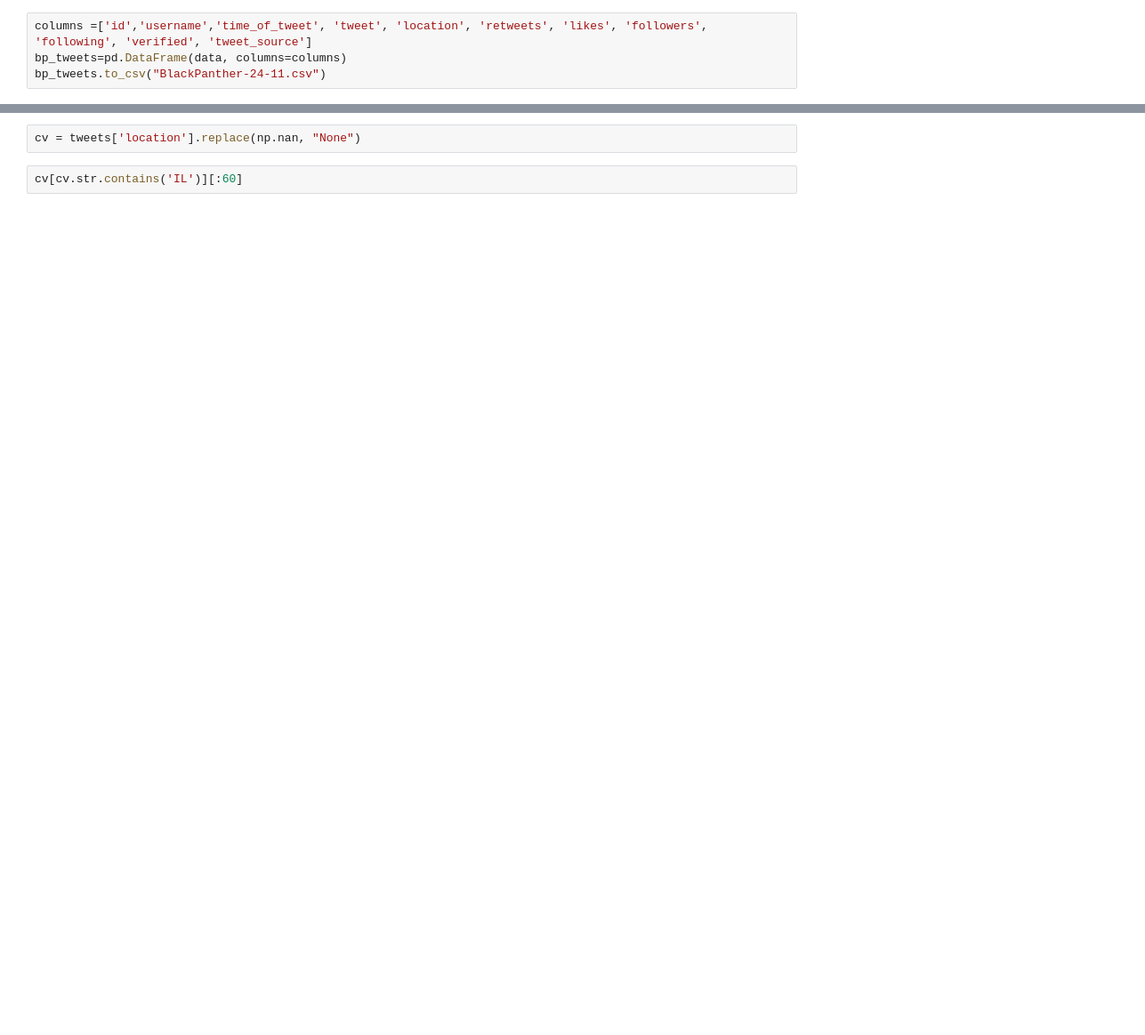
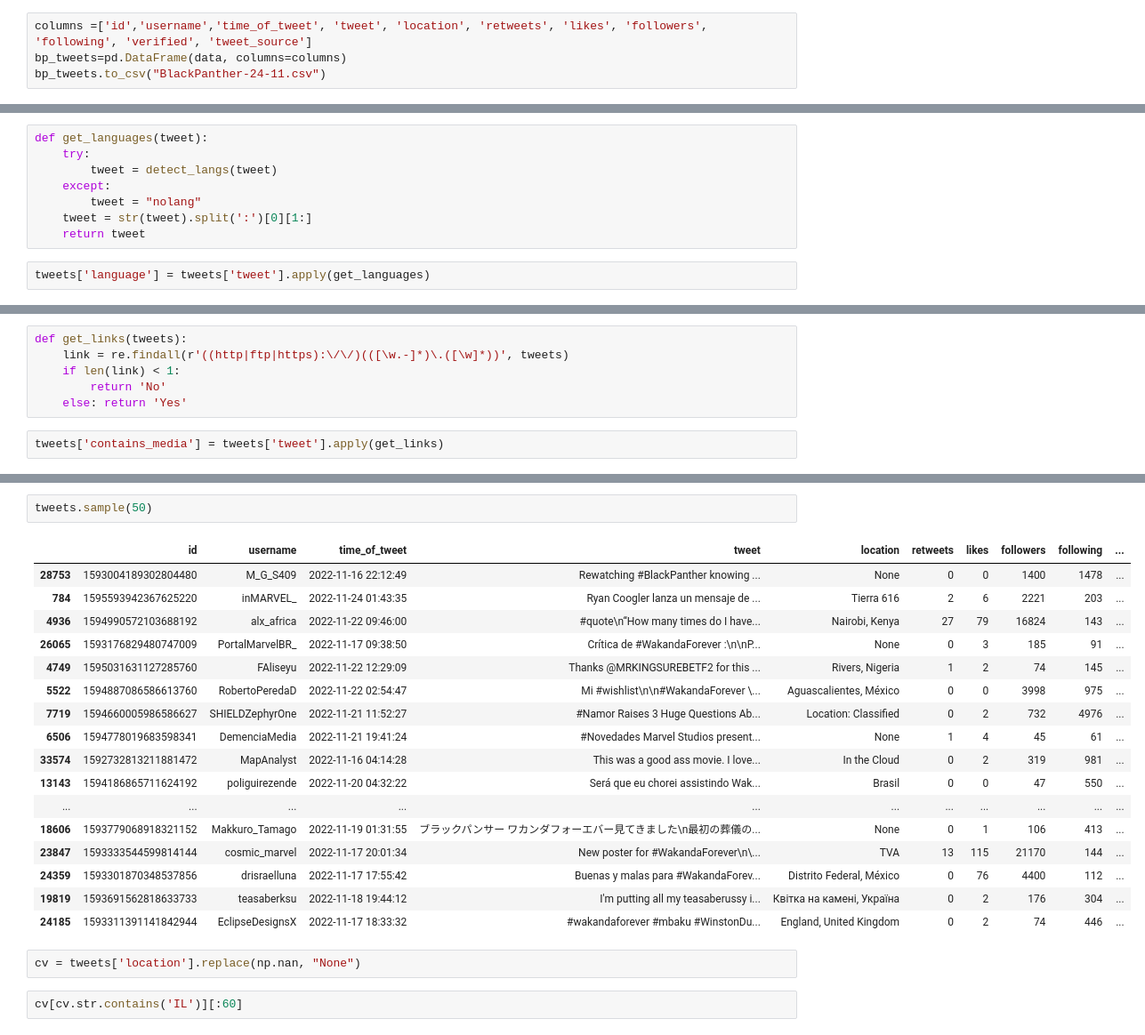
Before and after one commit to joshuaati/black_panther_tweet_analysis, a Jupyter notebook: app.ipynb, the cells around one changed output, grey strips where cells are left out. Shown at 89% size. Saved outputs shown, nothing was run; the diff lists cells and outputs as text; blank space fills up the shorter version.

```diff
--- a/app.ipynb
+++ b/app.ipynb
@@ -77,0 +55,10 @@ memory usage: 3.0+ MB
+# %%
+def get_languages(tweet):
+    try:
+        tweet = detect_langs(tweet)
+    except:
+        tweet = "nolang"
+    tweet = str(tweet).split(':')[0][1:]
+    return tweet
+# %%
+tweets['language'] = tweets['tweet'].apply(get_languages)
@@ -77,0 +79,8 @@ memory usage: 3.0+ MB
+# %%
+def get_links(tweets):
+    link = re.findall(r'((http|ftp|https):\/\/)(([\w.-]*)\.([\w]*))', tweets)
+    if len(link) < 1:
+        return 'No'
+    else: return 'Yes'
+# %%
+tweets['contains_media'] = tweets['tweet'].apply(get_links)
@@ -78,3 +94,23 @@ memory usage: 3.0+ MB
+# %%
+tweets.sample(50)
+# %% [output]
+|  | id | username | time_of_tweet | tweet | location | retweets | likes | followers | following | ... |
+| 28753 | 1593004189302804480 | M_G_S409 | 2022-11-16 22:12:49 | Rewatching #BlackPanther knowing ... | None | 0 | 0 | 1400 | 1478 | ... |
+| 784 | 1595593942367625220 | inMARVEL_ | 2022-11-24 01:43:35 | Ryan Coogler lanza un mensaje de ... | Tierra 616 | 2 | 6 | 2221 | 203 | ... |
+| 4936 | 1594990572103688192 | alx_africa | 2022-11-22 09:46:00 | #quote\n“How many times do I have... | Nairobi, Kenya | 27 | 79 | 16824 | 143 | ... |
+| 26065 | 1593176829480747009 | PortalMarvelBR_ | 2022-11-17 09:38:50 | Crítica de #WakandaForever :\n\nP... | None | 0 | 3 | 185 | 91 | ... |
+| 4749 | 1595031631127285760 | FAliseyu | 2022-11-22 12:29:09 | Thanks @MRKINGSUREBETF2 for this ... | Rivers, Nigeria | 1 | 2 | 74 | 145 | ... |
+| 5522 | 1594887086586613760 | RobertoPeredaD | 2022-11-22 02:54:47 | Mi #wishlist\n\n#WakandaForever \... | Aguascalientes, México | 0 | 0 | 3998 | 975 | ... |
+| 7719 | 1594660005986586627 | SHIELDZephyrOne | 2022-11-21 11:52:27 | #Namor Raises 3 Huge Questions Ab... | Location: Classified | 0 | 2 | 732 | 4976 | ... |
+| 6506 | 1594778019683598341 | DemenciaMedia | 2022-11-21 19:41:24 | #Novedades Marvel Studios present... | None | 1 | 4 | 45 | 61 | ... |
+| 33574 | 1592732813211881472 | MapAnalyst | 2022-11-16 04:14:28 | This was a good ass movie. I love... | In the Cloud | 0 | 2 | 319 | 981 | ... |
+| 13143 | 1594186865711624192 | poliguirezende | 2022-11-20 04:32:22 | Será que eu chorei assistindo Wak... | Brasil | 0 | 0 | 47 | 550 | ... |
+| ... | ... | ... | ... | ... | ... | ... | ... | ... | ... | ... |
+| 18606 | 1593779068918321152 | Makkuro_Tamago | 2022-11-19 01:31:55 | ブラックパンサー ワカンダフォーエバー見てきました\n最初の葬儀の... | None | 0 | 1 | 106 | 413 | ... |
+| 23847 | 1593333544599814144 | cosmic_marvel | 2022-11-17 20:01:34 | New poster for #WakandaForever\n\... | TVA | 13 | 115 | 21170 | 144 | ... |
+| 24359 | 1593301870348537856 | drisraelluna | 2022-11-17 17:55:42 | Buenas y malas para #WakandaForev... | Distrito Federal, México | 0 | 76 | 4400 | 112 | ... |
+| 19819 | 1593691562818633733 | teasaberksu | 2022-11-18 19:44:12 | I'm putting all my teasaberussy i... | Квітка на камені, Україна | 0 | 2 | 176 | 304 | ... |
+| 24185 | 1593311391141842944 | EclipseDesignsX | 2022-11-17 18:33:32 | #wakandaforever #mbaku #WinstonDu... | England, United Kingdom | 0 | 2 | 74 | 446 | ... |
 # %%
 cv = tweets['location'].replace(np.nan, "None")
 # %%
```
Also changed, not shown: parts of 12 cells of this notebook.
